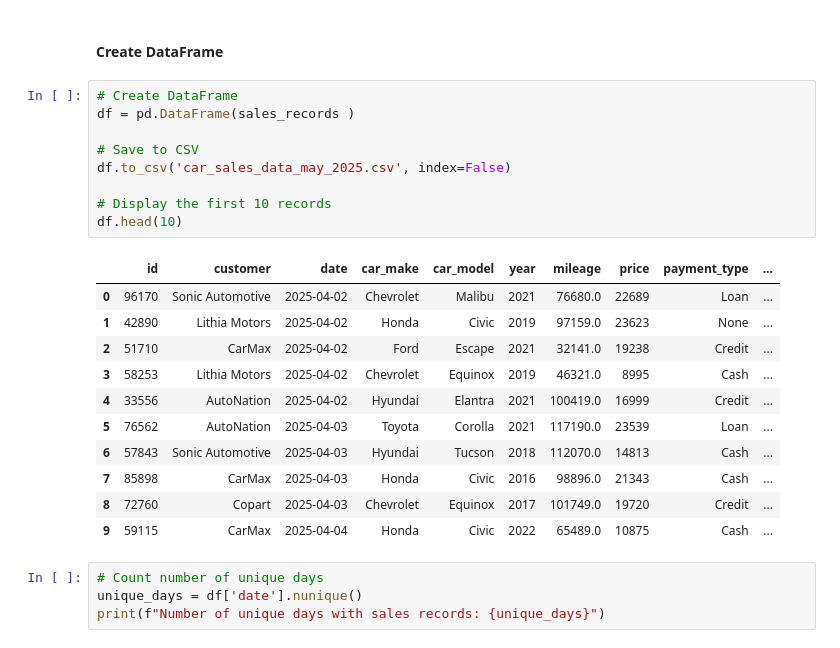
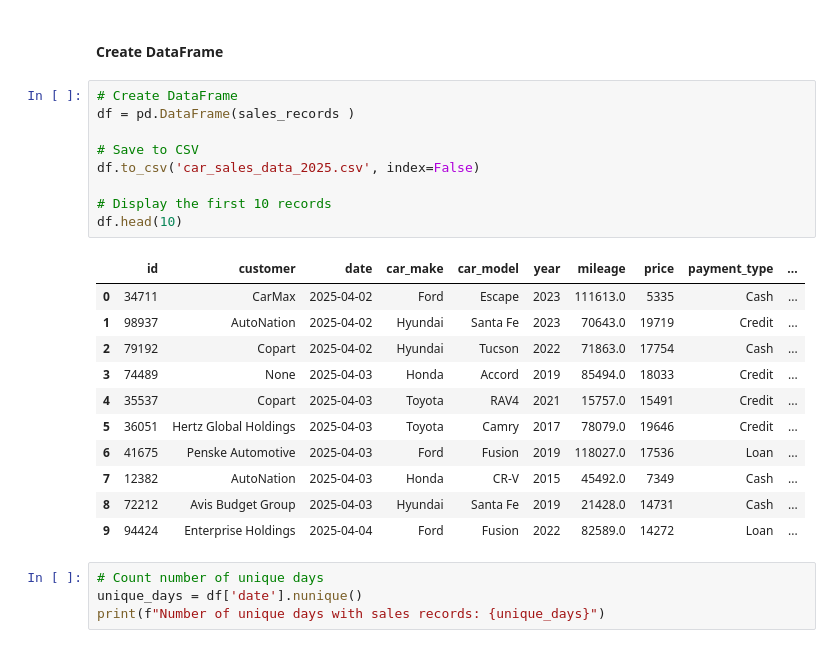
Before and after one commit to SnitTeshome/ETL_Extract-Snit_Teshome, a Jupyter notebook: 01_etl_extract.ipynb, the cells around one changed output. Saved outputs shown, nothing was run; the diff lists cells and outputs as text.

```diff
--- a/01_etl_extract.ipynb
+++ b/01_etl_extract.ipynb
@@ -89,24 +89,24 @@ for day_offset in range(1, 61):
 # %%
 # Create DataFrame
 df = pd.DataFrame(sales_records )
 
 # Save to CSV
-df.to_csv('car_sales_data_may_2025.csv', index=False)
+df.to_csv('car_sales_data_2025.csv', index=False)
 
 # Display the first 10 records
 df.head(10)
 # %% [output]
 |  | id | customer | date | car_make | car_model | year | mileage | price | payment_type | ... |
-| 0 | 96170 | Sonic Automotive | 2025-04-02 | Chevrolet | Malibu | 2021 | 76680.0 | 22689 | Loan | ... |
-| 1 | 42890 | Lithia Motors | 2025-04-02 | Honda | Civic | 2019 | 97159.0 | 23623 | None | ... |
-| 2 | 51710 | CarMax | 2025-04-02 | Ford | Escape | 2021 | 32141.0 | 19238 | Credit | ... |
-| 3 | 58253 | Lithia Motors | 2025-04-02 | Chevrolet | Equinox | 2019 | 46321.0 | 8995 | Cash | ... |
-| 4 | 33556 | AutoNation | 2025-04-02 | Hyundai | Elantra | 2021 | 100419.0 | 16999 | Credit | ... |
-| 5 | 76562 | AutoNation | 2025-04-03 | Toyota | Corolla | 2021 | 117190.0 | 23539 | Loan | ... |
-| 6 | 57843 | Sonic Automotive | 2025-04-03 | Hyundai | Tucson | 2018 | 112070.0 | 14813 | Cash | ... |
-| 7 | 85898 | CarMax | 2025-04-03 | Honda | Civic | 2016 | 98896.0 | 21343 | Cash | ... |
-| 8 | 72760 | Copart | 2025-04-03 | Chevrolet | Equinox | 2017 | 101749.0 | 19720 | Credit | ... |
-| 9 | 59115 | CarMax | 2025-04-04 | Honda | Civic | 2022 | 65489.0 | 10875 | Cash | ... |
+| 0 | 34711 | CarMax | 2025-04-02 | Ford | Escape | 2023 | 111613.0 | 5335 | Cash | ... |
+| 1 | 98937 | AutoNation | 2025-04-02 | Hyundai | Santa Fe | 2023 | 70643.0 | 19719 | Credit | ... |
+| 2 | 79192 | Copart | 2025-04-02 | Hyundai | Tucson | 2022 | 71863.0 | 17754 | Cash | ... |
+| 3 | 74489 | None | 2025-04-03 | Honda | Accord | 2019 | 85494.0 | 18033 | Credit | ... |
+| 4 | 35537 | Copart | 2025-04-03 | Toyota | RAV4 | 2021 | 15757.0 | 15491 | Credit | ... |
+| 5 | 36051 | Hertz Global Holdings | 2025-04-03 | Toyota | Camry | 2017 | 78079.0 | 19646 | Credit | ... |
+| 6 | 41675 | Penske Automotive | 2025-04-03 | Ford | Fusion | 2019 | 118027.0 | 17536 | Loan | ... |
+| 7 | 12382 | AutoNation | 2025-04-03 | Honda | CR-V | 2015 | 45492.0 | 7349 | Cash | ... |
+| 8 | 72212 | Avis Budget Group | 2025-04-03 | Hyundai | Santa Fe | 2019 | 21428.0 | 14731 | Cash | ... |
+| 9 | 94424 | Enterprise Holdings | 2025-04-04 | Ford | Fusion | 2022 | 82589.0 | 14272 | Loan | ... |
 # %%
 # Count number of unique days
 unique_days = df['date'].nunique()
```
Also changed, not shown: parts of 39 cells of this notebook, 12 other files.
